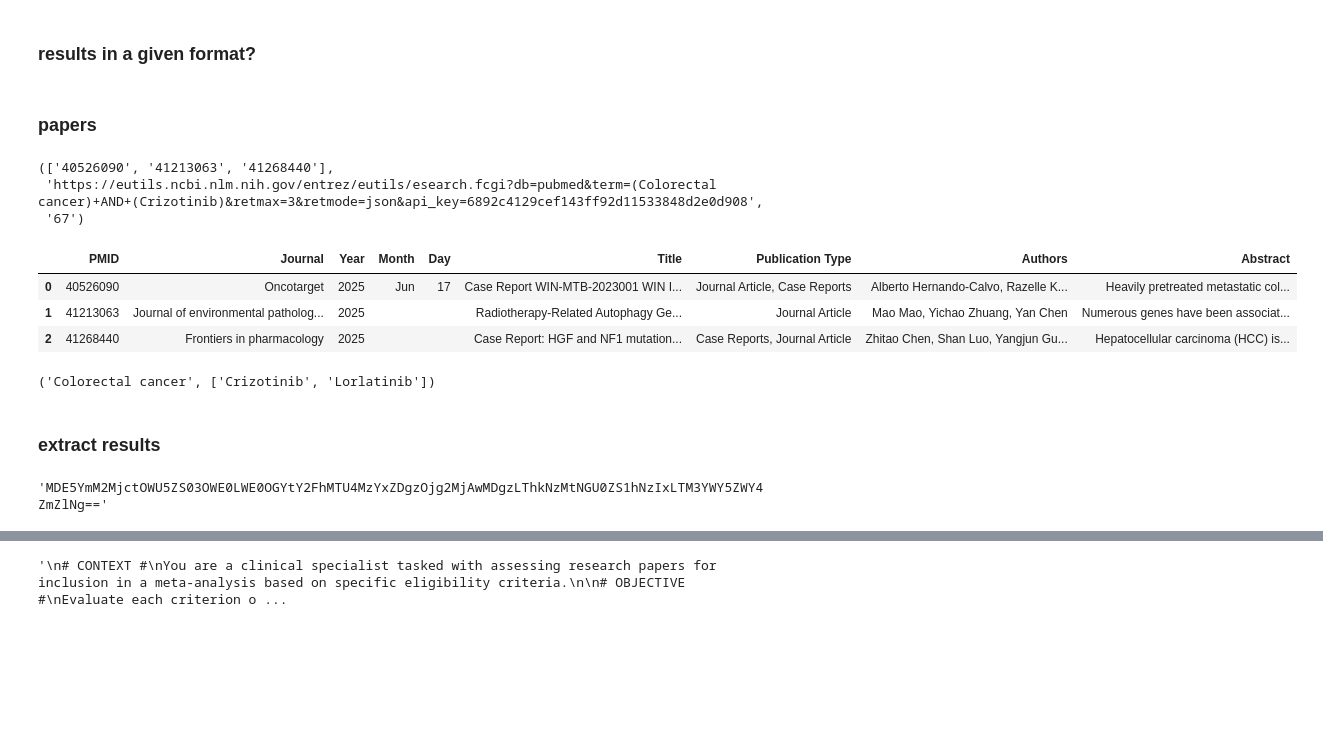
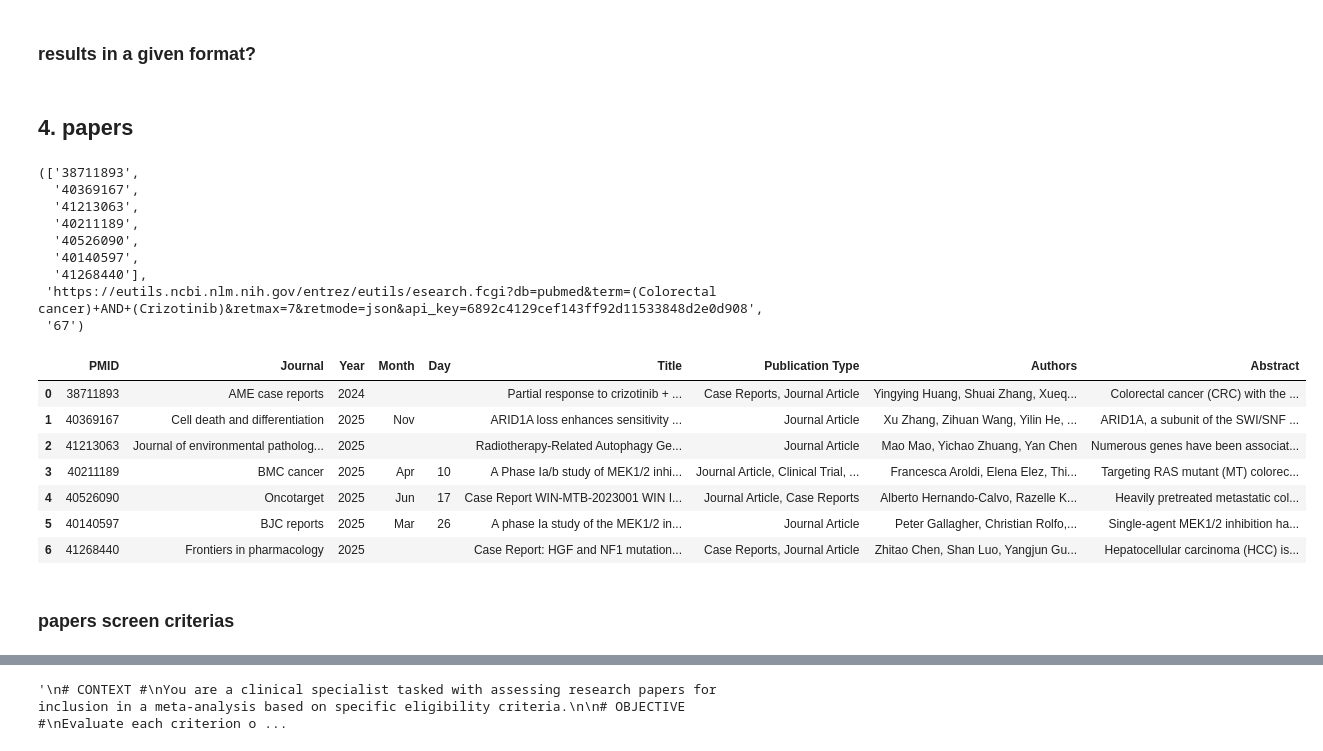
Before and after one commit to Mpkosh/TrialMind-SLR, a Jupyter notebook: draft.ipynb, the cells around one changed output, grey strips where cells are left out. Drawn from its saved outputs; the diff is of its cells as text; code cells hidden in the pictures; blank space fills up the shorter version.

```diff
--- a/draft.ipynb
+++ b/draft.ipynb
@@ -670,7 +889,7 @@ chain = (
 response = await chain.ainvoke({"text": text, "fmt": parser.get_format_instructions()})
 print(response)
 # %% [markdown]
-### papers
+## 4. papers
 # %%
 fin_condition = 'Colorectal cancer'
 treatements_eng =  ['Crizotinib','Lorlatinib',]
@@ -679,7 +898,7 @@ pubmed_api_key= '6892c4129cef143ff92d11533848d2e0d908'#os.getenv("PUBMED_API_KEY
 search_api = PubmedAPIWrapper()
 # page_size is the max number of records to return!!!! not pages!
 tmp_inputs = {
-        "page_size": 3,
+        "page_size": 7,
         "keyword_map": {'conditions':[fin_condition],
                         'treatments':[treatements_eng[0]]
                        },
@@ -693,21 +912,28 @@ response = search_api.build_search_query_and_get_pmid(tmp_inputs,
                                                       api_key=pubmed_api_key)
 response
 # %% [output]
-(['40526090', '41213063', '41268440'],
- 'https://eutils.ncbi.nlm.nih.gov/entrez/eutils/esearch.fcgi?db=pubmed&term=(Colorectal cancer)+AND+(Crizotinib)&retmax=3&retmode=json&api_key=6892c4129cef143ff92d11533848d2e0d908',
+(['38711893',
+  '40369167',
+  '41213063',
+  '40211189',
+  '40526090',
+  '40140597',
+  '41268440'],
+ 'https://eutils.ncbi.nlm.nih.gov/entrez/eutils/esearch.fcgi?db=pubmed&term=(Colorectal cancer)+AND+(Crizotinib)&retmax=7&retmode=json&api_key=6892c4129cef143ff92d11533848d2e0d908',
  '67')
 # %%
-df_papers = pmid2papers(pmid_list=['40526090', '41213063', '41268440'],#response[0],
+df_papers = pmid2papers(#pmid_list=['40526090', '41213063', '41268440'],
+                        pmid_list=response[0],
                         api_key=pubmed_api_key)
-df_papers[0].head()
+df_papers[0]
 # %% [output]
 |  | PMID | Journal | Year | Month | Day | Title | Publication Type | Authors | Abstract |
-| 0 | 40526090 | Oncotarget | 2025 | Jun | 17 | Case Report WIN-MTB-2023001 WIN I... | Journal Article, Case Reports | Alberto Hernando-Calvo, Razelle K... | Heavily pretreated metastatic col... |
-| 1 | 41213063 | Journal of environmental patholog... | 2025 |  |  | Radiotherapy-Related Autophagy Ge... | Journal Article | Mao Mao, Yichao Zhuang, Yan Chen | Numerous genes have been associat... |
-| 2 | 41268440 | Frontiers in pharmacology | 2025 |  |  | Case Report: HGF and NF1 mutation... | Case Reports, Journal Article | Zhitao Chen, Shan Luo, Yangjun Gu... | Hepatocellular carcinoma (HCC) is... |
+| 0 | 38711893 | AME case reports | 2024 |  |  | Partial response to crizotinib + ... | Case Reports, Journal Article | Yingying Huang, Shuai Zhang, Xueq... | Colorectal cancer (CRC) with the ... |
+| 1 | 40369167 | Cell death and differentiation | 2025 | Nov |  | ARID1A loss enhances sensitivity ... | Journal Article | Xu Zhang, Zihuan Wang, Yilin He, ... | ARID1A, a subunit of the SWI/SNF ... |
+| 2 | 41213063 | Journal of environmental patholog... | 2025 |  |  | Radiotherapy-Related Autophagy Ge... | Journal Article | Mao Mao, Yichao Zhuang, Yan Chen | Numerous genes have been associat... |
+| 3 | 40211189 | BMC cancer | 2025 | Apr | 10 | A Phase Ia/b study of MEK1/2 inhi... | Journal Article, Clinical Trial, ... | Francesca Aroldi, Elena Elez, Thi... | Targeting RAS mutant (MT) colorec... |
+| 4 | 40526090 | Oncotarget | 2025 | Jun | 17 | Case Report WIN-MTB-2023001 WIN I... | Journal Article, Case Reports | Alberto Hernando-Calvo, Razelle K... | Heavily pretreated metastatic col... |
+| 5 | 40140597 | BJC reports | 2025 | Mar | 26 | A phase Ia study of the MEK1/2 in... | Journal Article | Peter Gallagher, Christian Rolfo,... | Single-agent MEK1/2 inhibition ha... |
+| 6 | 41268440 | Frontiers in pharmacology | 2025 |  |  | Case Report: HGF and NF1 mutation... | Case Reports, Journal Article | Zhitao Chen, Shan Luo, Yangjun Gu... | Hepatocellular carcinoma (HCC) is... |
-# %%
-fin_condition, treatements_eng
-# %% [output]
-('Colorectal cancer', ['Crizotinib', 'Lorlatinib'])
 # %% [markdown]
-### extract results
+### papers screen criterias
@@ -717,7 +940,3 @@ treatements_eng =  ['Crizotinib','Lorlatinib',]
-# %%
-os.getenv("GIGACHAT_AUTH")
-# %% [output]
-'MDE5YmM2MjctOWU5ZS03OWE0LWE0OGYtY2FhMTU4MzYxZDgzOjg2MjAwMDgzLThkNzMtNGU0ZS1hNzIxLTM3YWY5ZWY4ZmZlNg=='
 # %%
 # test the apis
 
```
Also changed, not shown: parts of 60 cells of this notebook, 6 other files.
